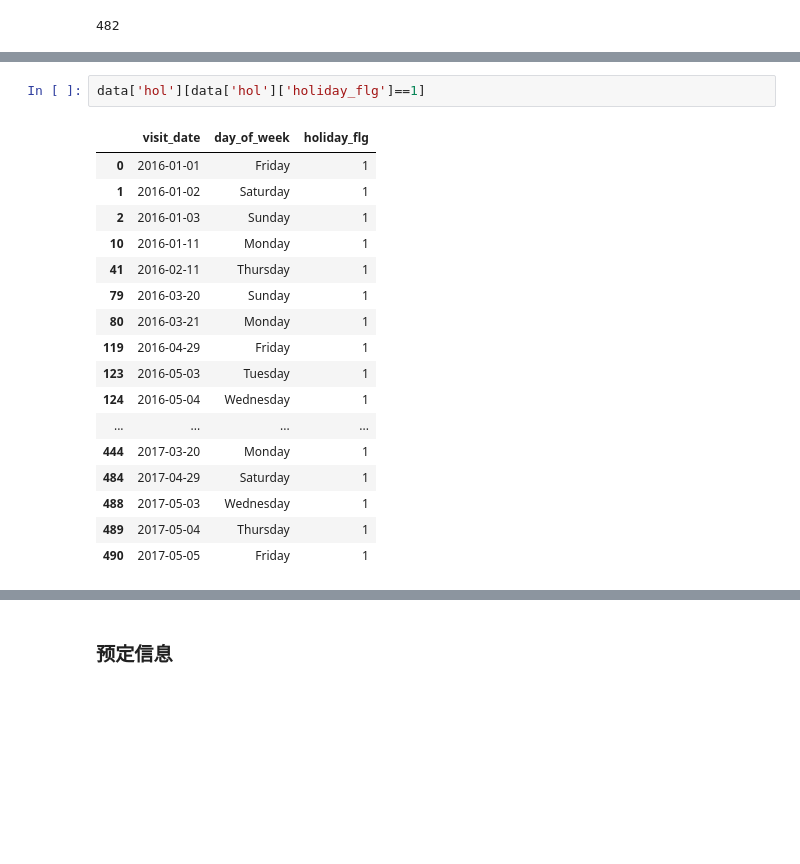
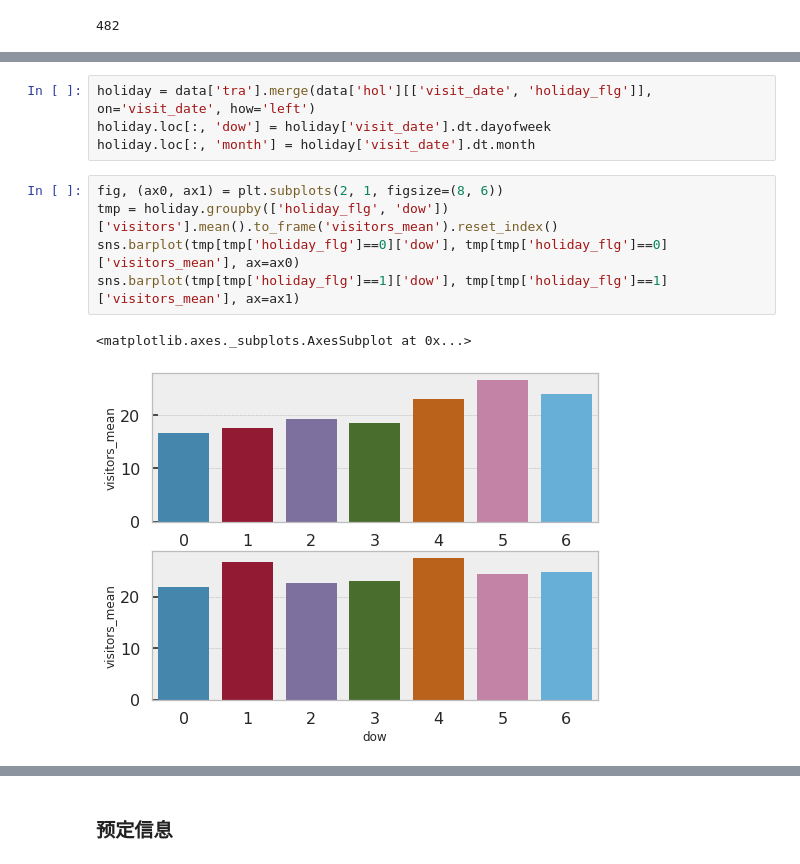
Before and after one commit to shenc3/kaggle_note, a Jupyter notebook: Recruit Restaurant Visitor Forecasting/Restaurant&Visitor.ipynb, the cells around one changed output, grey strips where cells are left out. Cells and saved outputs as stored; diff of their text form; blank space fills up the shorter version.

```diff
--- a/Recruit Restaurant Visitor Forecasting/Restaurant&Visitor.ipynb
+++ b/Recruit Restaurant Visitor Forecasting/Restaurant&Visitor.ipynb
@@ -114,20 +144,12 @@ for i in annos.index:
-# %%
-data['hol'][data['hol']['holiday_flg']==1]
-# %% [output]
-|  | visit_date | day_of_week | holiday_flg |
-| 0 | 2016-01-01 | Friday | 1 |
-| 1 | 2016-01-02 | Saturday | 1 |
-| 2 | 2016-01-03 | Sunday | 1 |
-| 10 | 2016-01-11 | Monday | 1 |
-| 41 | 2016-02-11 | Thursday | 1 |
-| 79 | 2016-03-20 | Sunday | 1 |
-| 80 | 2016-03-21 | Monday | 1 |
-| 119 | 2016-04-29 | Friday | 1 |
-| 123 | 2016-05-03 | Tuesday | 1 |
-| 124 | 2016-05-04 | Wednesday | 1 |
-| ... | ... | ... | ... |
-| 444 | 2017-03-20 | Monday | 1 |
-| 484 | 2017-04-29 | Saturday | 1 |
-| 488 | 2017-05-03 | Wednesday | 1 |
-| 489 | 2017-05-04 | Thursday | 1 |
-| 490 | 2017-05-05 | Friday | 1 |
+# %%
+holiday = data['tra'].merge(data['hol'][['visit_date', 'holiday_flg']], on='visit_date', how='left')
+holiday.loc[:, 'dow'] = holiday['visit_date'].dt.dayofweek
+holiday.loc[:, 'month'] = holiday['visit_date'].dt.month
+# %%
+fig, (ax0, ax1) = plt.subplots(2, 1, figsize=(8, 6))
+tmp = holiday.groupby(['holiday_flg', 'dow'])['visitors'].mean().to_frame('visitors_mean').reset_index()
+sns.barplot(tmp[tmp['holiday_flg']==0]['dow'], tmp[tmp['holiday_flg']==0]['visitors_mean'], ax=ax0)
+sns.barplot(tmp[tmp['holiday_flg']==1]['dow'], tmp[tmp['holiday_flg']==1]['visitors_mean'], ax=ax1)
+# %% [output]
+<matplotlib.axes._subplots.AxesSubplot at 0x...>
+[figure, added]
```
Also changed, not shown: parts of 46 cells of this notebook, 3 other files.
